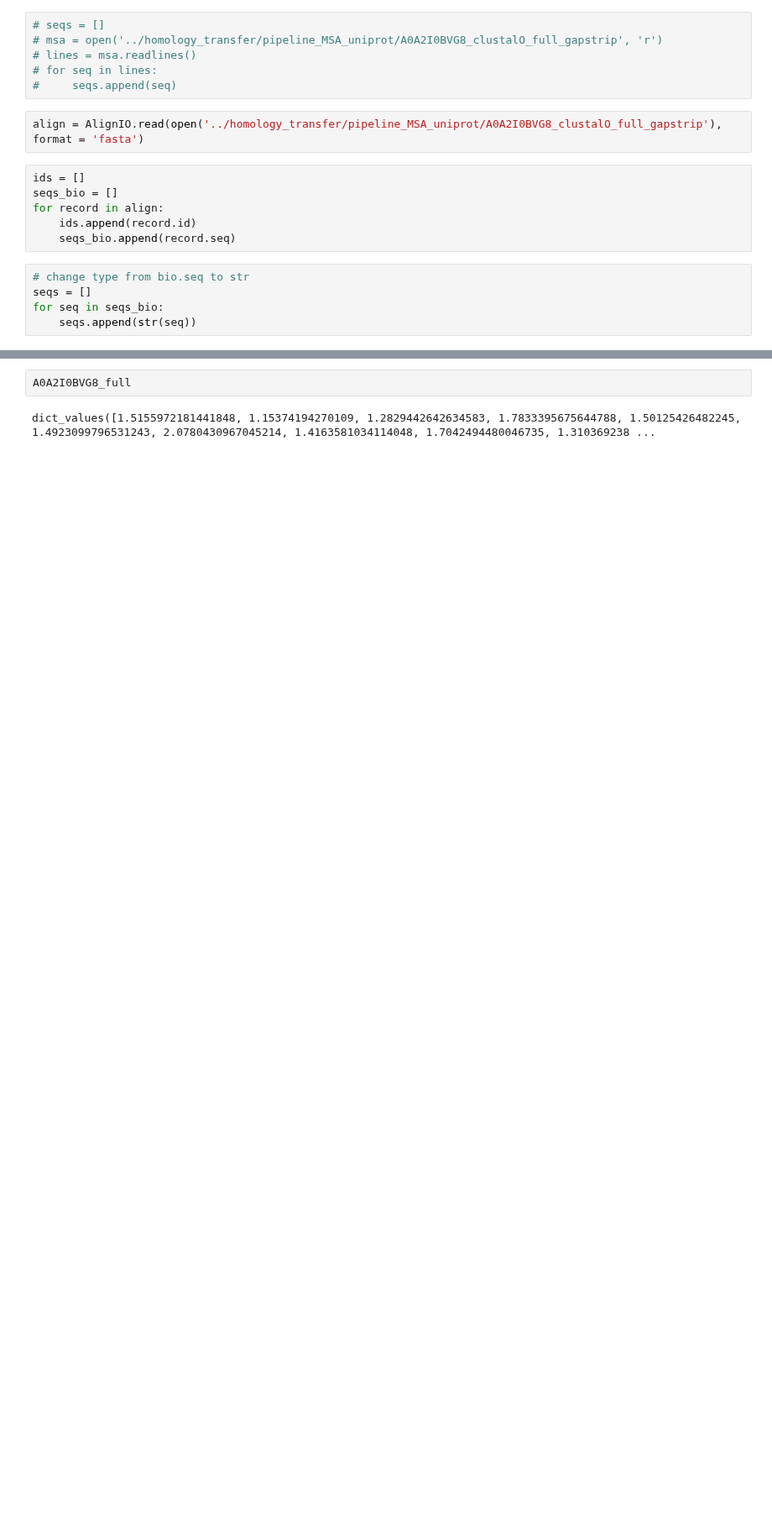
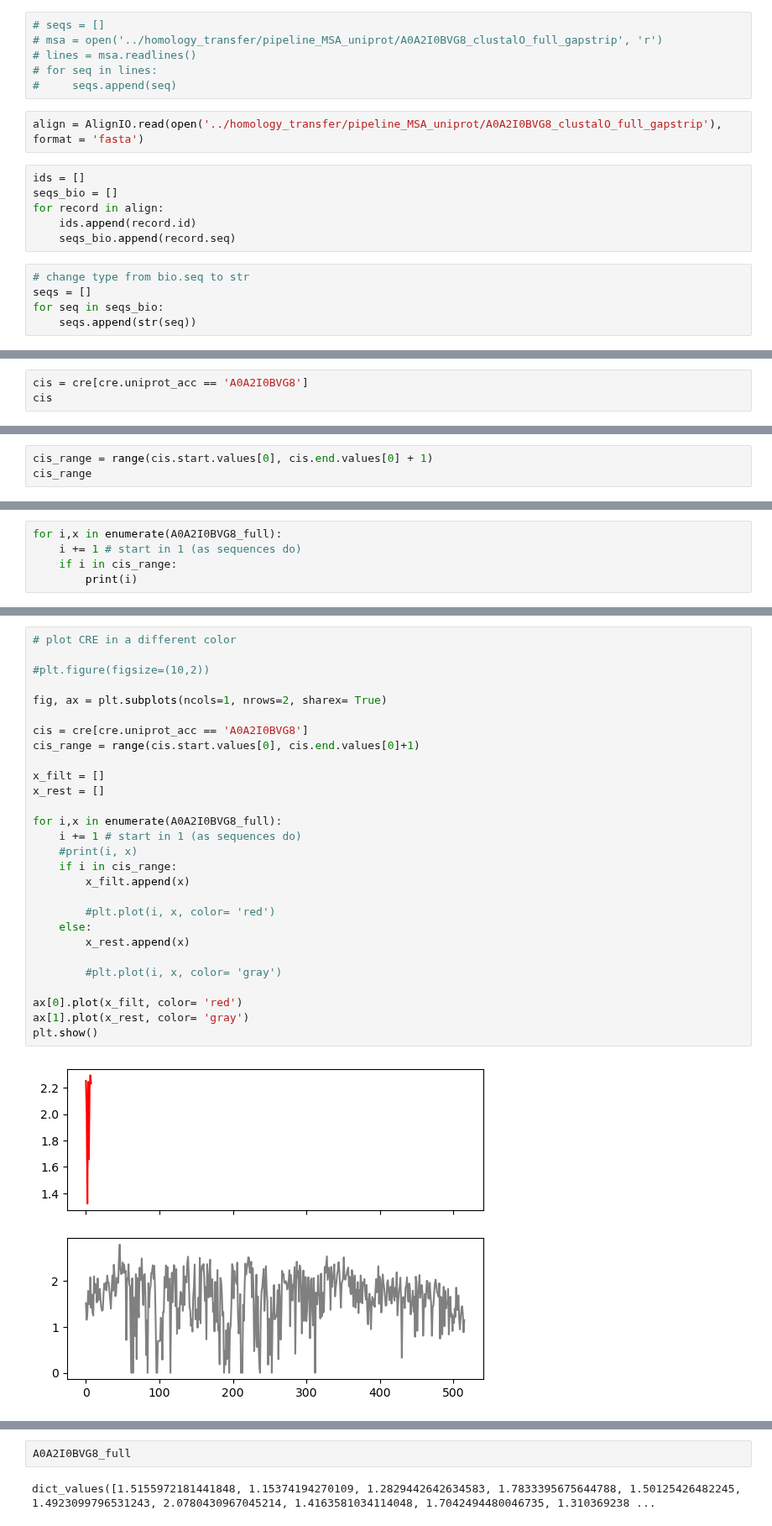
Before and after one commit to alvaro-2/cis-reg, a Jupyter notebook: scripts/orthologs_conservation.ipynb, the cells around one changed output, grey strips where cells are left out. Shown at 84% size. Drawn from its saved outputs; the diff is of its cells as text; blank space fills up the shorter version.

```diff
--- a/scripts/orthologs_conservation.ipynb
+++ b/scripts/orthologs_conservation.ipynb
@@ -25,0 +49,3 @@ A0A2I0BVG8_full = conservation.entropy(seq_data= seqs, clustering_id=62)
+# %%
+cis = cre[cre.uniprot_acc == 'A0A2I0BVG8']
+cis
@@ -25,0 +59,3 @@ A0A2I0BVG8_full = conservation.entropy(seq_data= seqs, clustering_id=62)
+# %%
+cis_range = range(cis.start.values[0], cis.end.values[0] + 1)
+cis_range
@@ -25,0 +64,5 @@ A0A2I0BVG8_full = conservation.entropy(seq_data= seqs, clustering_id=62)
+# %%
+for i,x in enumerate(A0A2I0BVG8_full):
+    i += 1 # start in 1 (as sequences do)
+    if i in cis_range:
+        print(i)
@@ -25,0 +78,30 @@ A0A2I0BVG8_full = conservation.entropy(seq_data= seqs, clustering_id=62)
+# %%
+# plot CRE in a different color
+
+#plt.figure(figsize=(10,2))
+
+fig, ax = plt.subplots(ncols=1, nrows=2, sharex= True)
+
+cis = cre[cre.uniprot_acc == 'A0A2I0BVG8']
+cis_range = range(cis.start.values[0], cis.end.values[0]+1)
+
+x_filt = []
+x_rest = []
+
+for i,x in enumerate(A0A2I0BVG8_full):
+    i += 1 # start in 1 (as sequences do)
+    #print(i, x)
+    if i in cis_range:
+        x_filt.append(x)
+
+        #plt.plot(i, x, color= 'red')
+    else:
+        x_rest.append(x)
+
+        #plt.plot(i, x, color= 'gray')
+
+ax[0].plot(x_filt, color= 'red')
+ax[1].plot(x_rest, color= 'gray')
+plt.show()
+# %% [output]
+[figure, added]
```
Also changed, not shown: parts of 13 cells of this notebook, 2 other files.
